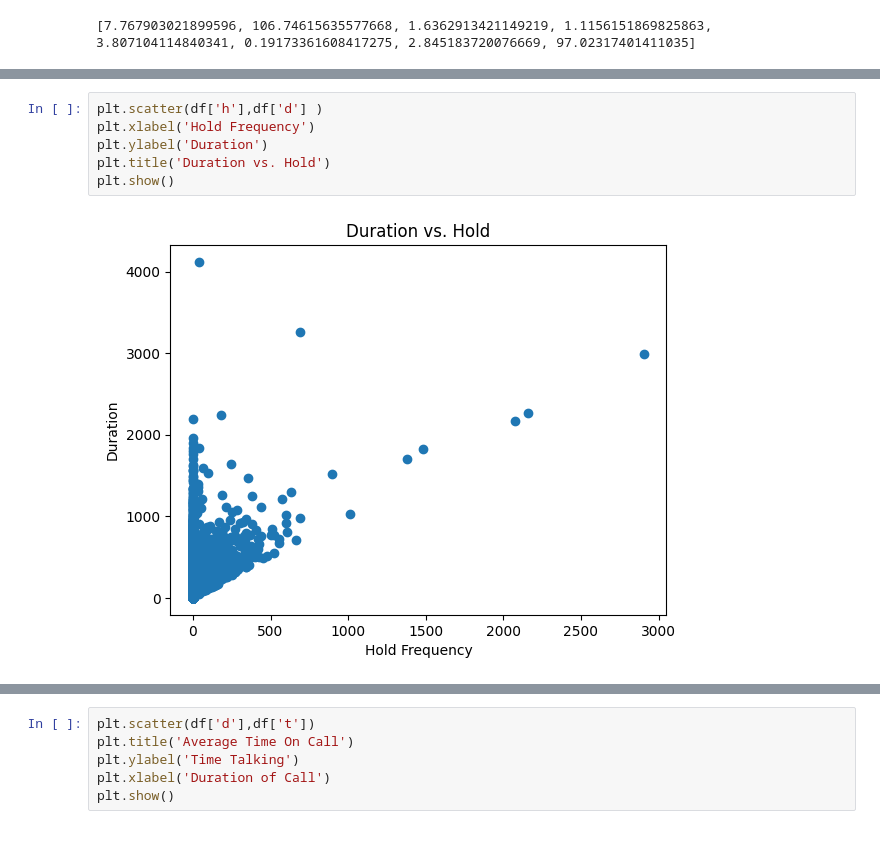
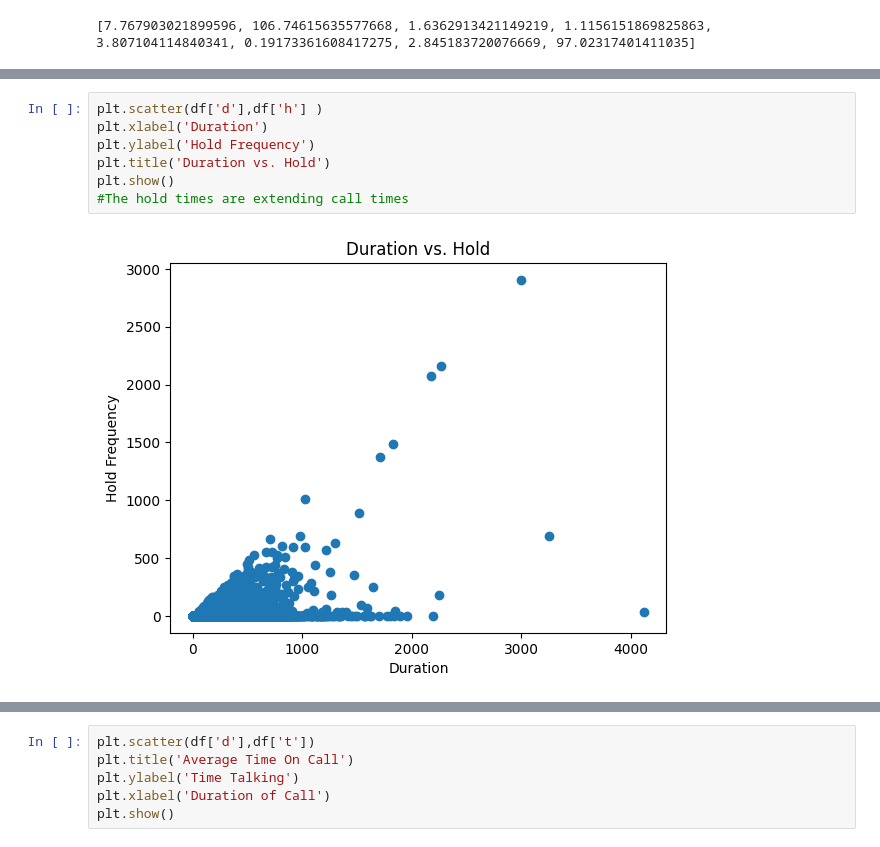
Before and after one commit to seayrj/Projects, a Jupyter notebook: Hackathon.ipynb, the cells around one changed output, grey strips where cells are left out. Saved outputs shown, nothing was run; the diff lists cells and outputs as text.

```diff
--- a/Hackathon.ipynb
+++ b/Hackathon.ipynb
@@ -98,11 +116,12 @@ print(meanslist)
 # %%
-plt.scatter(df['h'],df['d'] )
-plt.xlabel('Hold Frequency')
-plt.ylabel('Duration')
+plt.scatter(df['d'],df['h'] )
+plt.xlabel('Duration')
+plt.ylabel('Hold Frequency')
 plt.title('Duration vs. Hold')
 plt.show()
+#The hold times are extending call times
 # %% [output]
-[figure, old version]
+[figure, new version]
 # %%
 plt.hist(df['q'])
 plt.xlabel('Queue')
```
Also changed, not shown: parts of 6 cells of this notebook.
